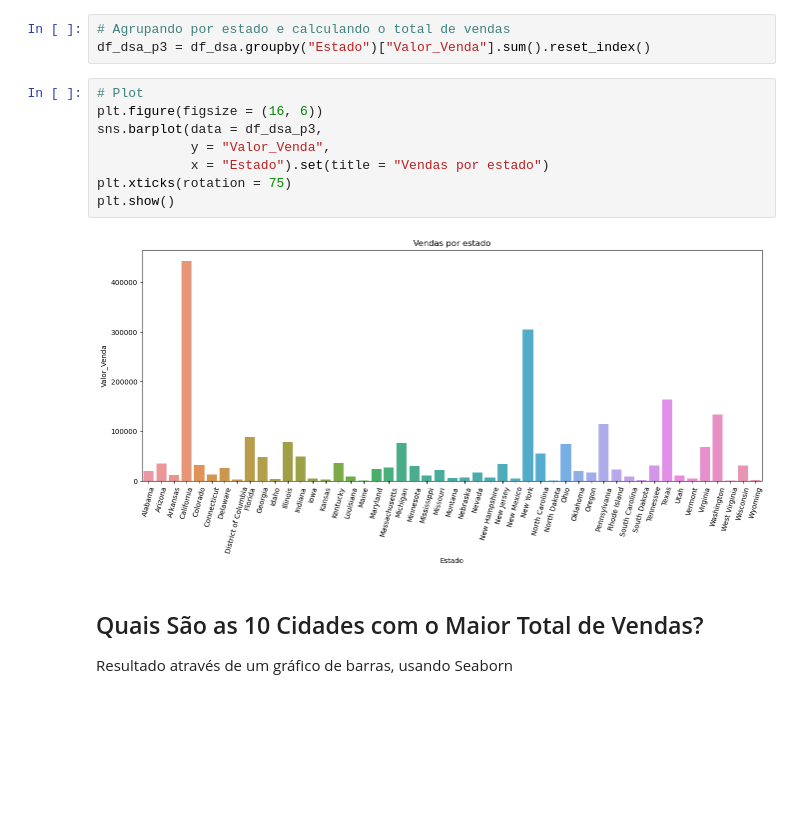
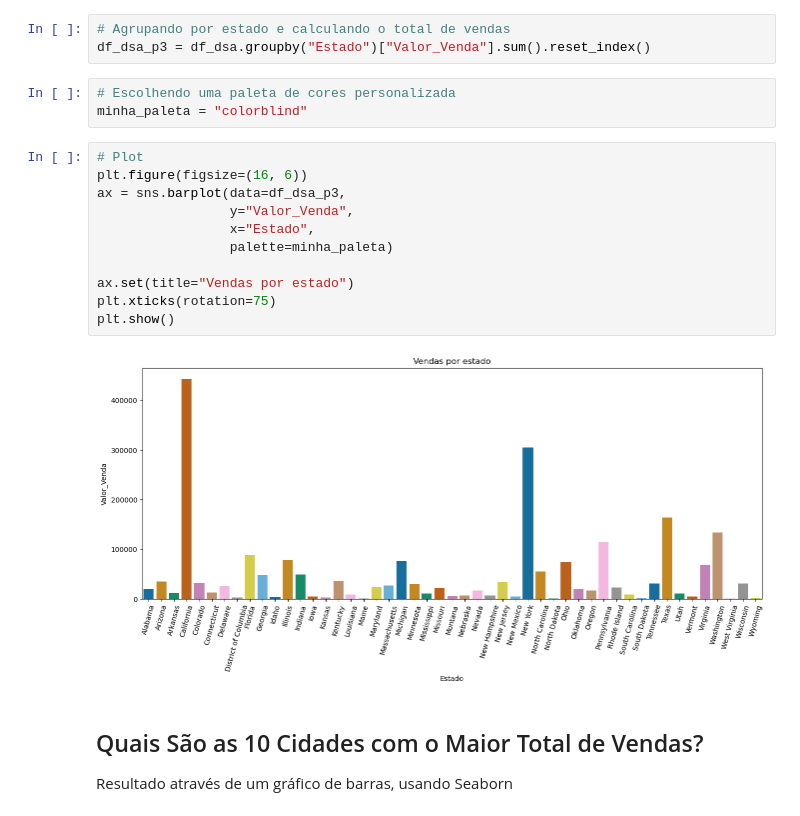
Before and after one commit to JoyceVenturaAlves/Projeto-AnaliseExploratoriaDeDados, a Jupyter notebook: Projeto-AnaliseExploratoriaDeDados-AreaDeVarejo.ipynb, the cells around one changed output. Cells and saved outputs as stored; diff of their text form; blank space fills up the shorter version.

```diff
--- a/Projeto-AnaliseExploratoriaDeDados-AreaDeVarejo.ipynb
+++ b/Projeto-AnaliseExploratoriaDeDados-AreaDeVarejo.ipynb
@@ -177,16 +177,22 @@ Resultado através de um gráfico de barras, usando Seaborn.
 # %%
 # Agrupando por estado e calculando o total de vendas
 df_dsa_p3 = df_dsa.groupby("Estado")["Valor_Venda"].sum().reset_index()
+# %%
+# Escolhendo uma paleta de cores personalizada
+minha_paleta = "colorblind"
 # %%
 # Plot
-plt.figure(figsize = (16, 6))
-sns.barplot(data = df_dsa_p3,
-            y = "Valor_Venda",
-            x = "Estado").set(title = "Vendas por estado")
-plt.xticks(rotation = 75)
+plt.figure(figsize=(16, 6))
+ax = sns.barplot(data=df_dsa_p3,
+                 y="Valor_Venda",
+                 x="Estado",
+                 palette=minha_paleta)
+
+ax.set(title="Vendas por estado")
+plt.xticks(rotation=75)
 plt.show()
 # %% [output]
-[figure, old version]
+[figure, new version]
 # %% [markdown]
 ## Quais São as 10 Cidades com  o Maior Total de Vendas?
 Resultado através de um gráfico de barras, usando Seaborn
```
Also changed, not shown: parts of 2 cells of this notebook.
